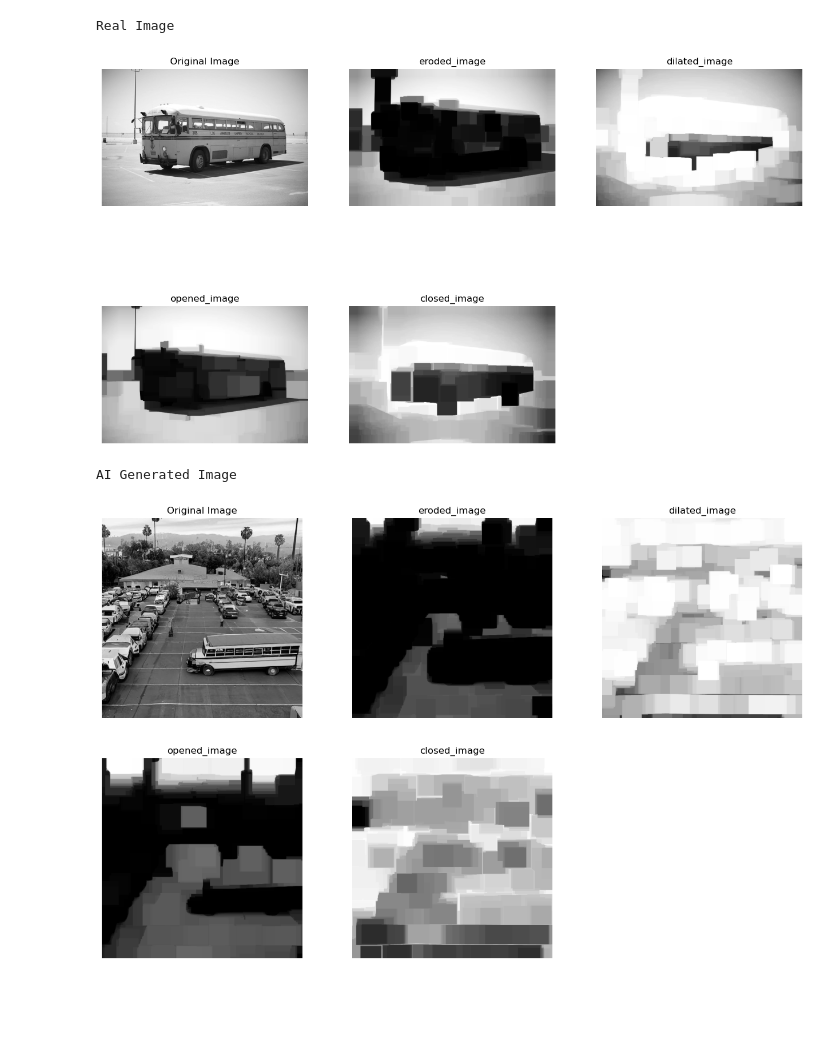
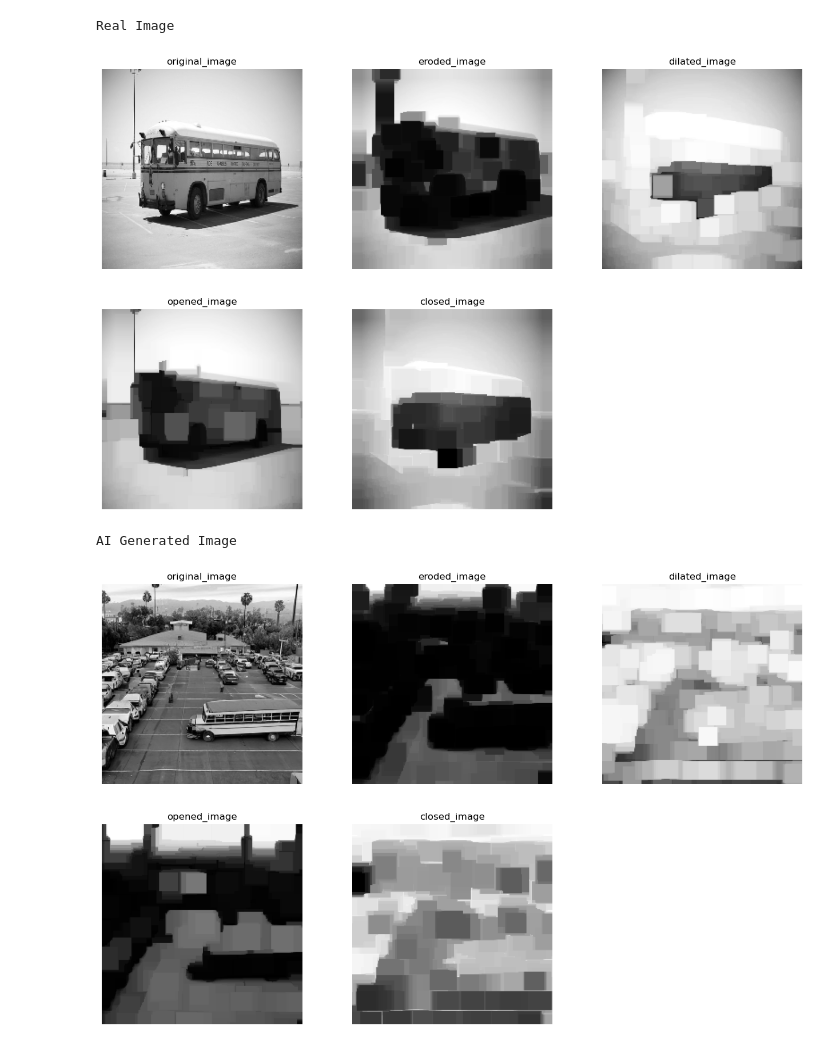
Before and after one commit to elaine-lam/CS4487, a Jupyter notebook: shape.ipynb, the cells around one changed output. Saved outputs shown, nothing was run; the diff lists cells and outputs as text; code cells hidden in the pictures; blank space fills up the shorter version.

Commit message:
shape extraction to 224

```diff
--- a/shape.ipynb
+++ b/shape.ipynb
@@ -5,50 +5,51 @@ import numpy as np
 from skimage import io
 from matplotlib import pyplot as plt
 # %%
-def extract_shape_features(image):
-    kernel_size = 7
-    transform_iteration = 8
+def extract_shape_features(image, plot_graph=False):
+    kernel_size = 5
+    transform_iteration = 5
 
     # Define the kernel
     kernel = np.ones((kernel_size, kernel_size), np.uint8)
 
+    image = cv2.resize(image, (224, 224))   # TODO: Decide if dataloader or feature extraction do
+
     image_dict = {}
-    image_dict["eroded_image"] = cv2.erode(image, kernel, iterations=transform_iteration)
-    image_dict["dilated_image"] = cv2.dilate(image, kernel, iterations=transform_iteration)
+    image_dict["original_image"] = image
+    image_dict["eroded_image"] = cv2.erode(image_dict["original_image"], kernel, iterations=transform_iteration)
+    image_dict["dilated_image"] = cv2.dilate(image_dict["original_image"], kernel, iterations=transform_iteration)
     image_dict["opened_image"] = cv2.dilate(image_dict['eroded_image'], kernel, iterations=transform_iteration)
     image_dict["closed_image"] = cv2.erode(image_dict['dilated_image'], kernel, iterations=transform_iteration)
 
-    plt.figure(figsize=(16, 10))
+    if plot_graph:
+        plt.figure(figsize=(16, 10))
 
-    plt.subplot(2, 3, 1)
-    plt.imshow(image, cmap='gray')
-    plt.title('Original Image')
-    plt.axis('off')
+        plot_count = 1
+        for title, img in image_dict.items():
+            plt.subplot(2, 3, plot_count)
+            plt.imshow(img, cmap='gray')
+            plt.title(title)
+            plt.axis('off')
+            plot_count += 1
 
-    plot_count = 2
-    for title, img in image_dict.items():
-        plt.subplot(2, 3, plot_count)
-        plt.imshow(img, cmap='gray')
-        plt.title(title)
-        plt.axis('off')
-        plot_count += 1
+        plt.show()
 
-    plt.show()
+    return [img for img in image_dict.values()]
 # %%
 
 img_path = os.getcwd() + r'\AIGC-Detection-Dataset\train\0_real\000000000471.jpg'
 
 # Real Image
 print("Real Image")
 image = io.imread(img_path, as_gray=True)
-extract_shape_features(image)
+real_images = extract_shape_features(image, True)
 
 # AI Generated Image
 print("AI Generated Image")
 image = io.imread(img_path.replace("0_real", "1_fake"), as_gray=True)
-extract_shape_features(image)
+ai_images = extract_shape_features(image, True)
 # %% [output]
 Real Image
-[figure, old version]
+[figure, new version]
 AI Generated Image
-[figure, old version]
+[figure, new version]
```
Also changed, not shown: 1 other file.
